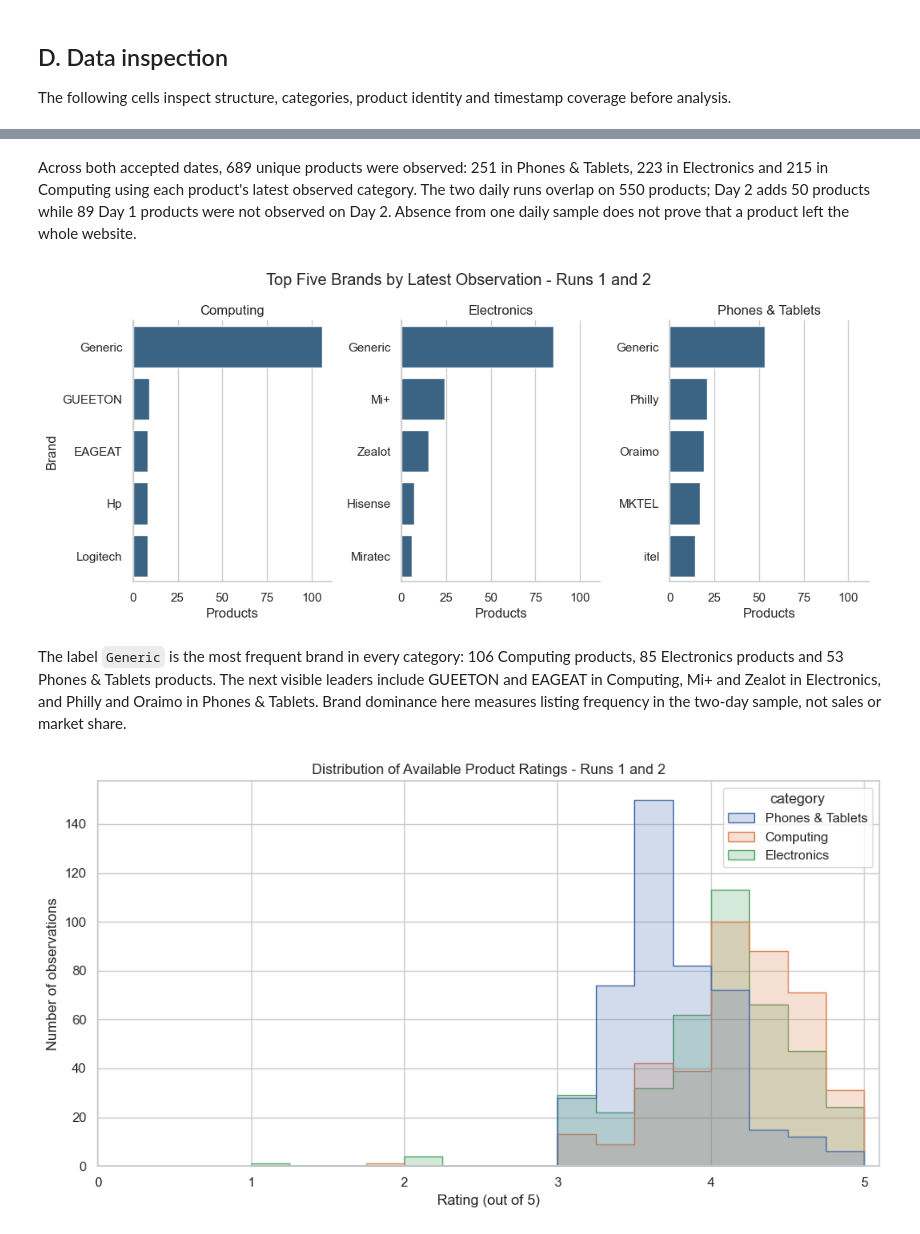
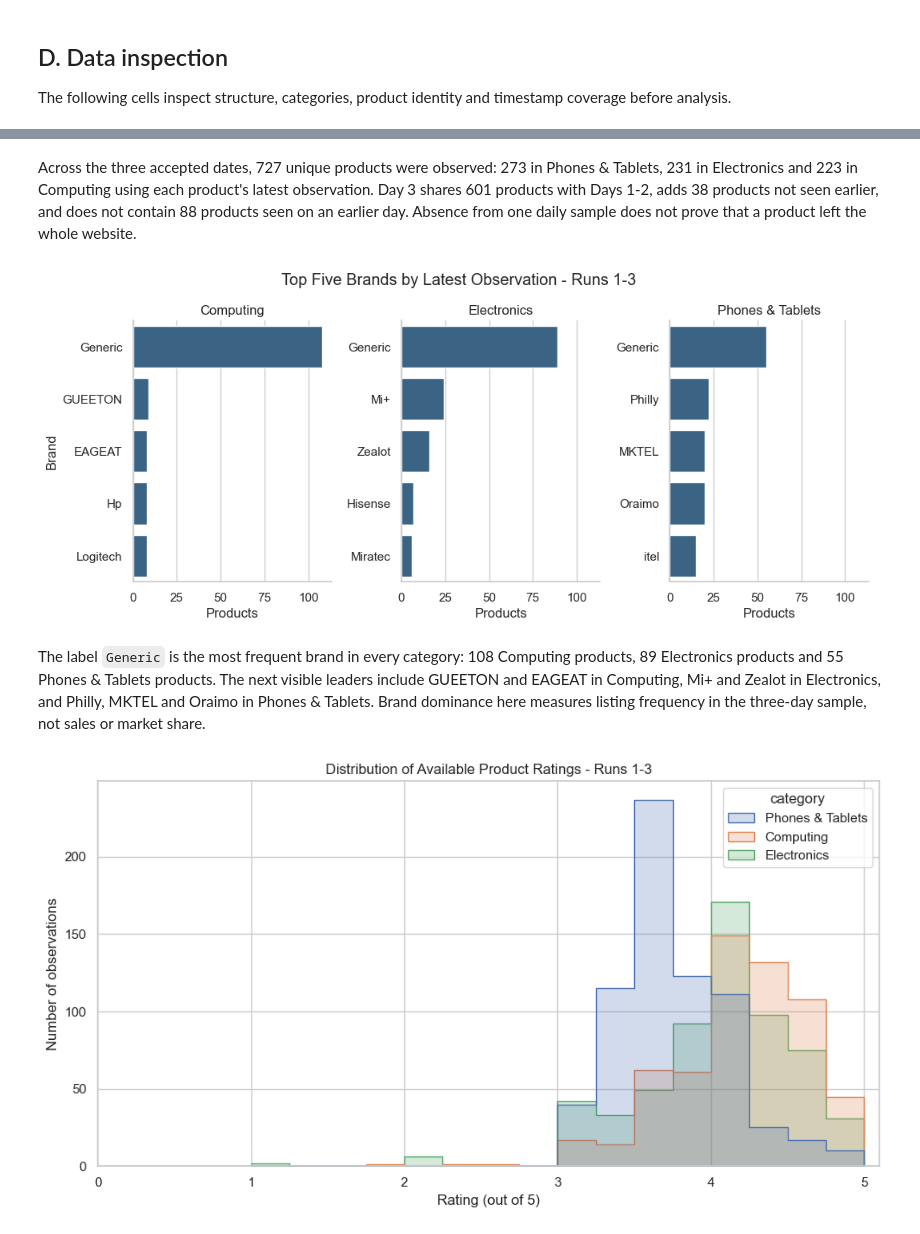
Before and after one commit to sedrackbisogho85-jpg/dsc2107-group2-jumia-ng, a Jupyter notebook: notebooks/jumia_analysis.ipynb, the cells around one changed output, grey strips where cells are left out. Saved outputs shown, nothing was run; the diff lists cells and outputs as text; code cells hidden in the pictures.

```diff
--- a/notebooks/jumia_analysis.ipynb
+++ b/notebooks/jumia_analysis.ipynb
@@ -283,5 +289,5 @@ plt.show()
 # %% [markdown]
-Across both accepted dates, 689 unique products were observed: 251 in Phones & Tablets, 223 in Electronics and 215 in Computing using each product's latest observed category. The two daily runs overlap on 550 products; Day 2 adds 50 products while 89 Day 1 products were not observed on Day 2. Absence from one daily sample does not prove that a product left the whole website.
+Across the three accepted dates, 727 unique products were observed: 273 in Phones & Tablets, 231 in Electronics and 223 in Computing using each product's latest observation. Day 3 shares 601 products with Days 1-2, adds 38 products not seen earlier, and does not contain 88 products seen on an earlier day. Absence from one daily sample does not prove that a product left the whole website.
 # %%
 brand_counts = (
     latest_products.groupby(["category", "brand"], dropna=False)
@@ -306,30 +312,30 @@ grid = sns.catplot(
 )
 grid.set_axis_labels("Products", "Brand")
 grid.set_titles("{col_name}")
-grid.figure.suptitle("Top Five Brands by Latest Observation - Runs 1 and 2", y=1.05)
+grid.figure.suptitle(f"Top Five Brands by Latest Observation - {run_label}", y=1.05)
 plt.show()
 # %% [output]
-[figure, old version]
+[figure, new version]
 # %% [markdown]
-The label `Generic` is the most frequent brand in every category: 106 Computing products, 85 Electronics products and 53 Phones & Tablets products. The next visible leaders include GUEETON and EAGEAT in Computing, Mi+ and Zealot in Electronics, and Philly and Oraimo in Phones & Tablets. Brand dominance here measures listing frequency in the two-day sample, not sales or market share.
+The label `Generic` is the most frequent brand in every category: 108 Computing products, 89 Electronics products and 55 Phones & Tablets products. The next visible leaders include GUEETON and EAGEAT in Computing, Mi+ and Zealot in Electronics, and Philly, MKTEL and Oraimo in Phones & Tablets. Brand dominance here measures listing frequency in the three-day sample, not sales or market share.
 # %%
 rating_data = df.dropna(subset=["rating"])
 plt.figure(figsize=(10, 5.5))
 sns.histplot(
     data=rating_data,
     x="rating",
     hue="category",
     binwidth=0.25,
     multiple="layer",
     element="step",
     common_norm=False,
 )
-plt.title("Distribution of Available Product Ratings - Runs 1 and 2")
+plt.title(f"Distribution of Available Product Ratings - {run_label}")
 plt.xlabel("Rating (out of 5)")
 plt.ylabel("Number of observations")
 plt.xlim(0, 5.1)
 plt.tight_layout()
 plt.show()
 # %% [output]
-[figure, old version]
+[figure, new version]
 # %% [markdown]
```
Also changed, not shown: parts of 23 cells of this notebook, 3 other files.
